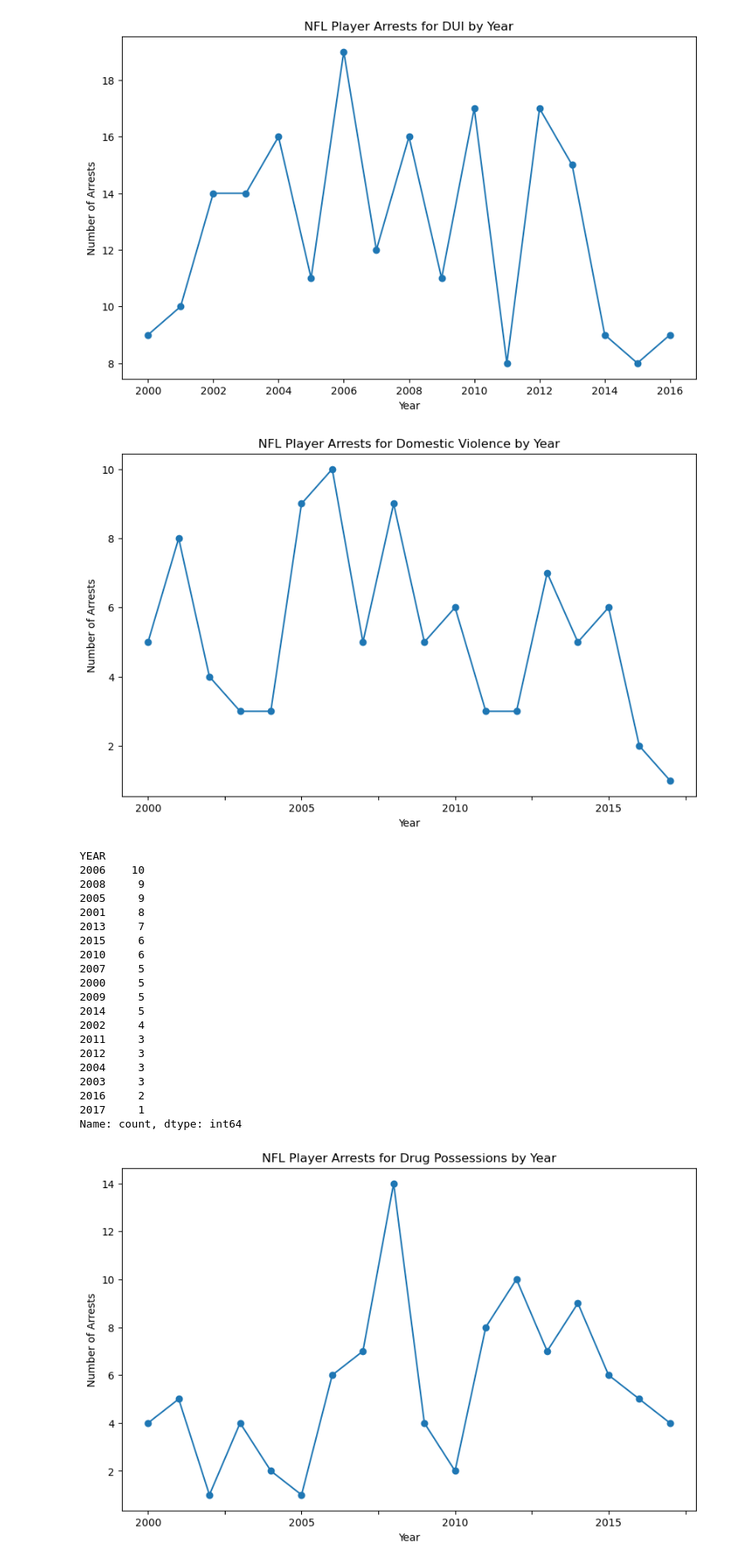
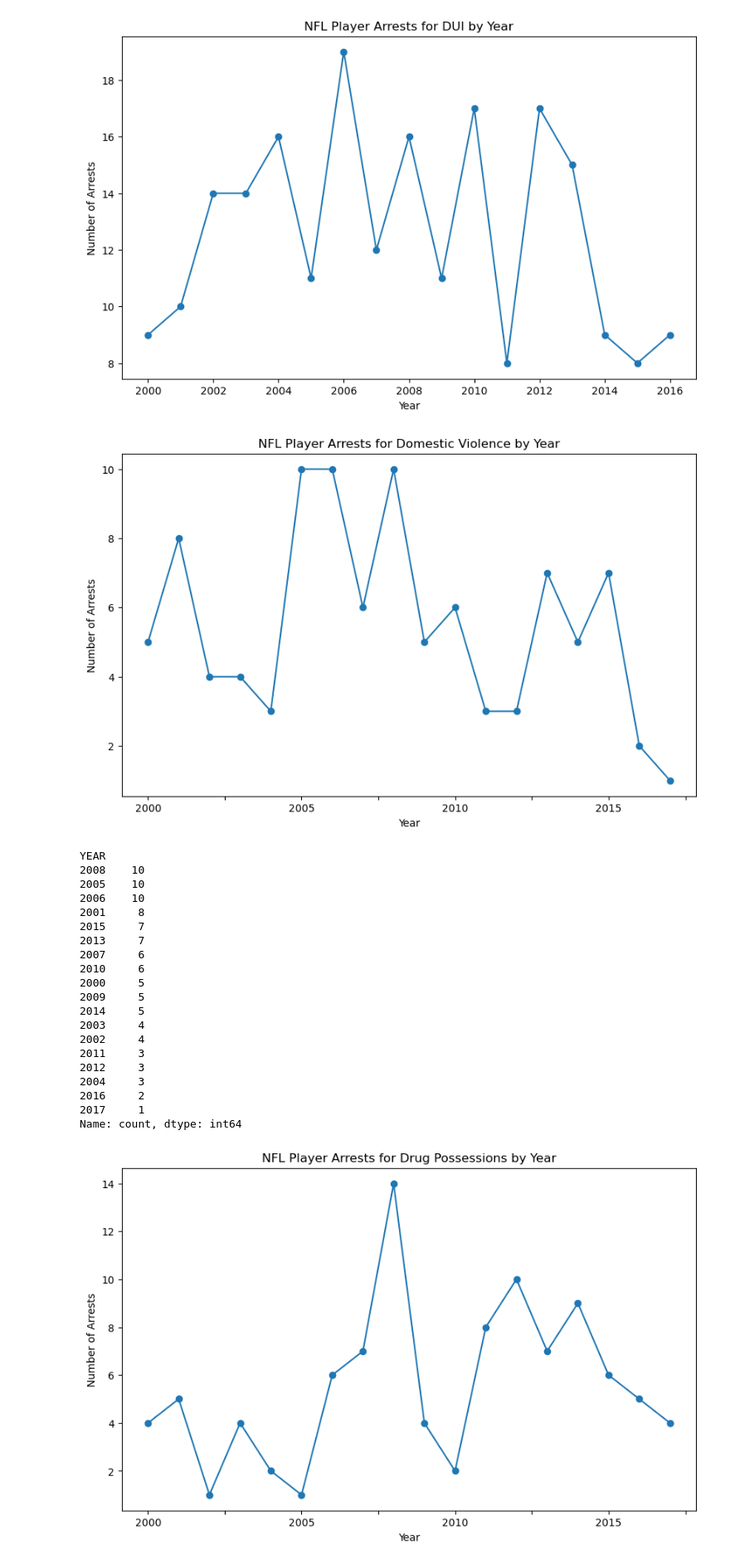
Before and after one commit to jystyn/nfl_arrest_analysis, a Jupyter notebook: 01_charts.ipynb, the cells around one changed output. Shown at 83% size. Saved outputs shown, nothing was run; the diff lists cells and outputs as text; code cells hidden in the pictures.

Commit message:
New DV Graph

```diff
--- a/01_charts.ipynb
+++ b/01_charts.ipynb
@@ -13,6 +13,44 @@ offense_pos = ["QB", "RB", "FB", "WR", "TE", "OT", "OG", "C", "OL"]
 defense_pos = ["DE", "DT", "DE/DT", "LB", "CB", "S", "DB"]
 sp_teams_pos = ["K", "P"]
 
+players_in_box = ["QB", "RB", "FB", "TE", "OT", "OG", "C", "OL", "DE", "DT", "DE/DT", "LB"]
+violent_crimes = [
+                'Domestic violence',
+                'Assault',
+                'Battery',
+                'Burglary',
+                'Domestic violence, rape',
+                'Child abuse',
+                'Assault, alcohol',
+                'Murder, gun',
+                'Assault, gun',
+                'Burglary, gun',
+                'Sexual assault',
+                'DUI, assault',
+                'DUI, manslaughter',
+                'Manslaughter',
+                'Alcohol, assault',
+                'Assault, gun',
+                'Battery, resisting arrrest',
+                'Domestic',
+                'Battery, alcohol',
+                'Domestic violence, alcohol',
+                'Gun, assault',
+                'Domestic violence, gun',
+                'Assault, alcohol',
+                'Burglary, assault',
+                'Manslaughter, child abuse',
+                'Burglary, battery',
+                'Murder'
+                ]
+domestic_violence_terms = [
+                'Domestic violence',
+                'Domestic violence, rape',
+                'Domestic violence, gun',
+                'Domestic violence, alcohol',
+                'Domestic'
+                ]
+
 arrest_data = pd.read_csv('Resources/ArrestIncidents.csv')
 arrest_data["YEAR"] = arrest_data["DATE"].str[-4:]
 
@@ -57,37 +95,37 @@ plt.show()
 # %%
 # DV by Year Line Graph
 # Get Data
-dv_by_year = arrest_data.loc[arrest_data["CATEGORY"] == "Domestic violence", :]["YEAR"].value_counts()
+dv_by_year = arrest_data.loc[arrest_data['CATEGORY'].isin(domestic_violence_terms)]["YEAR"].value_counts()
 dv_by_year
 # Sort the Data
 dv_by_year_sorted = dv_by_year.sort_index()
 # Plot
 dv_by_year_sorted.plot(kind="line",figsize=(10,6), marker='o')
 plt.title("NFL Player Arrests for Domestic Violence by Year")
 plt.xlabel("Year")
 plt.ylabel("Number of Arrests")
 plt.show()
 
 print(dv_by_year)
 # %% [output]
-[figure, old version]
+[figure, new version]
 YEAR
+2008    10
+2005    10
 2006    10
-2008     9
-2005     9
 2001     8
+2015     7
 2013     7
-2015     6
+2007     6
 2010     6
-2007     5
 2000     5
 2009     5
 2014     5
+2003     4
 2002     4
 2011     3
 2012     3
 2004     3
-2003     3
 2016     2
 2017     1
 Name: count, dtype: int64
```
Also changed, not shown: parts of 2 cells of this notebook.
